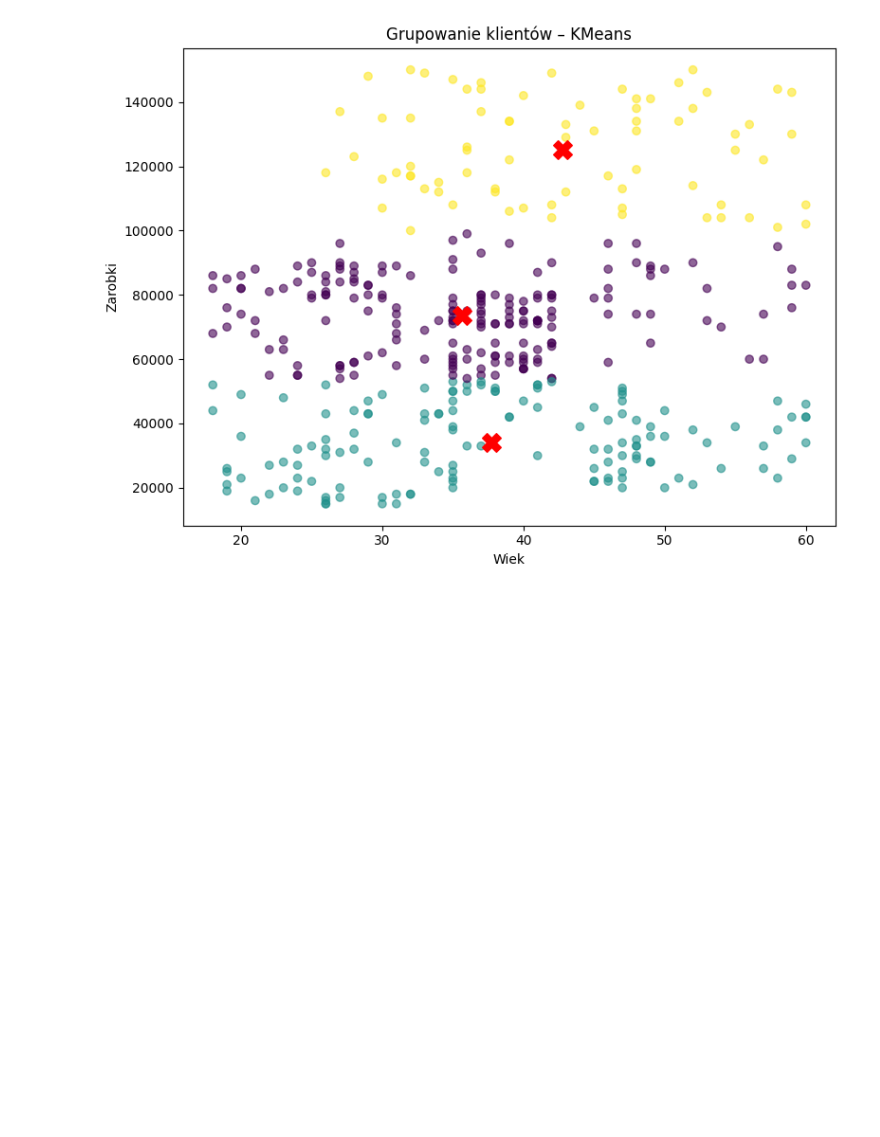
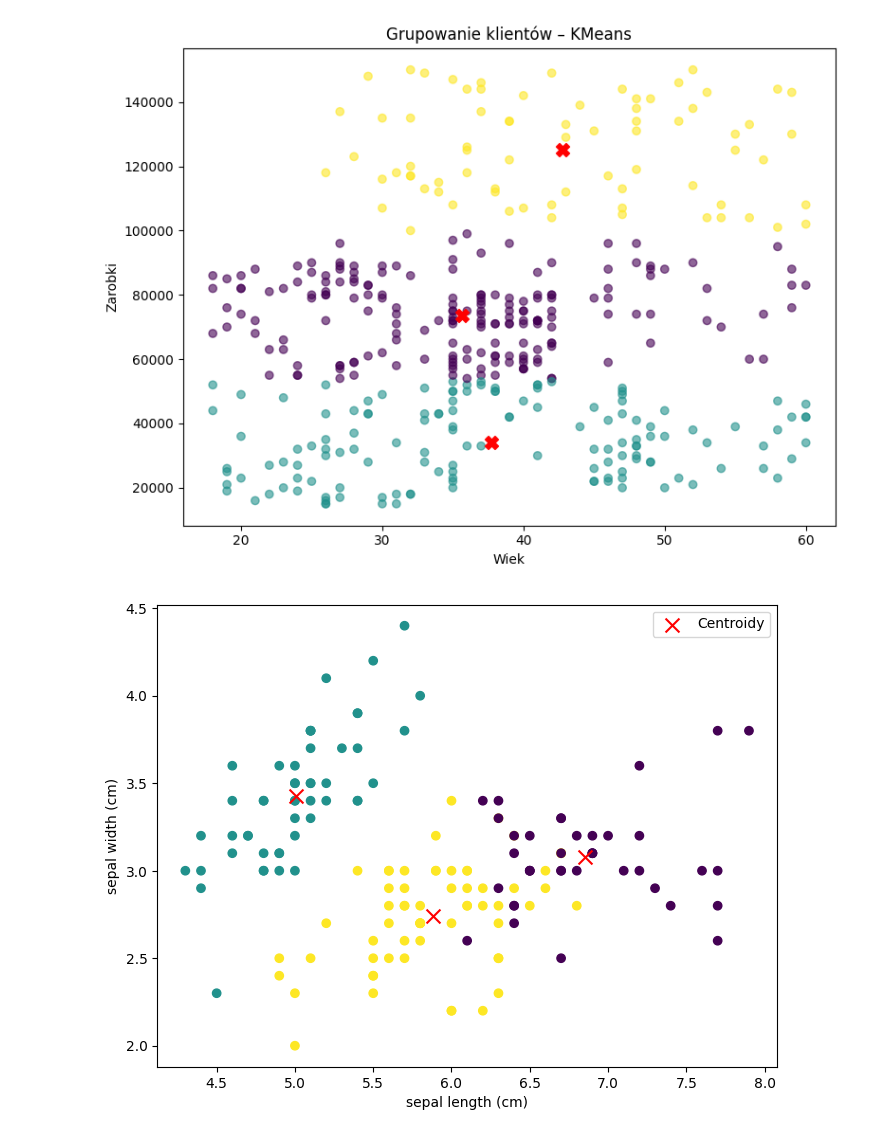
Before and after one commit to November7/AI4Youth, a Jupyter notebook: Spotkanie 3 [27.06.2025]/Modele ML/Centroidy.ipynb, the cells around one changed output. Cells and saved outputs as stored; diff of their text form; code cells hidden in the pictures; blank space fills up the shorter version.

```diff
--- a/Spotkanie 3 [27.06.2025]/Modele ML/Centroidy.ipynb
+++ b/Spotkanie 3 [27.06.2025]/Modele ML/Centroidy.ipynb
@@ -28,3 +29,31 @@ plt.tight_layout()
 plt.show()
 # %% [output]
 [figure]
+# %%
+import matplotlib.pyplot as plt
+from sklearn.datasets import load_iris
+from sklearn.cluster import KMeans
+import numpy as np
+
+# Load the iris dataset
+iris = load_iris()
+X = iris.data
+
+# Apply k-means clustering
+kmeans = KMeans(n_clusters=3, random_state=42)
+kmeans.fit(X)
+
+# Get the cluster centers (centroids)
+centroids = kmeans.cluster_centers_
+
+
+plt.figure(figsize=(8, 6))
+plt.scatter(X[:, 0], X[:, 1], c=kmeans.labels_, cmap='viridis', marker='o')
+plt.scatter(centroids[:, 0], centroids[:, 1], c='red', marker='x', s=100, label='Centroidy')
+plt.xlabel(iris.feature_names[0])
+plt.ylabel(iris.feature_names[1])
+
+plt.legend()
+plt.show()
+# %% [output]
+[figure, added]
```
Also changed, not shown: parts of 1 cell of this notebook, 4 other files.
